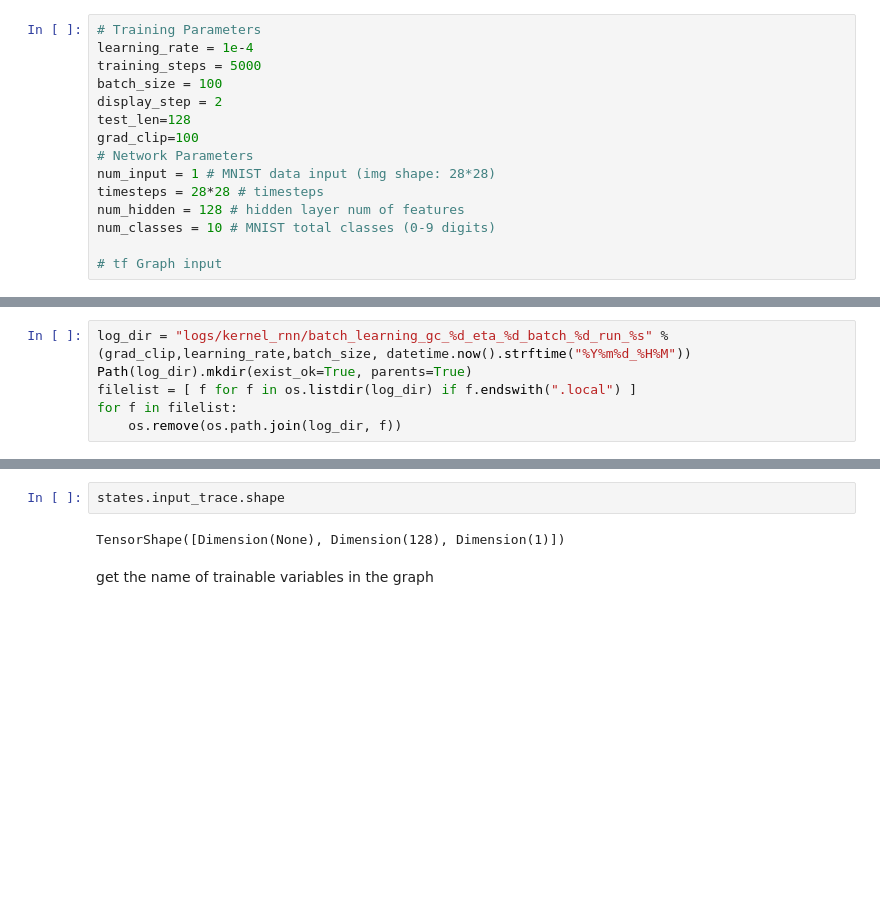
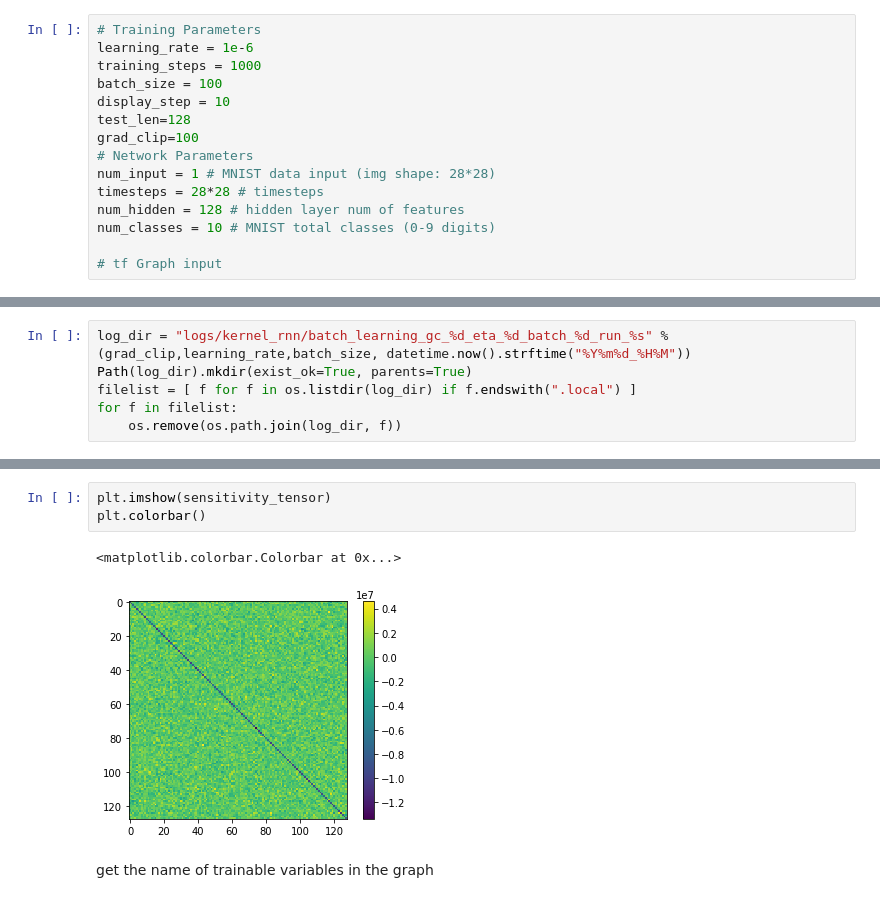
Before and after one commit to eghbalhosseini/KeRNL, a Jupyter notebook: IRNN_KeRNL_MNIST.ipynb, the cells around one changed output, grey strips where cells are left out. Saved outputs shown, nothing was run; the diff lists cells and outputs as text; blank space fills up the shorter version.

```diff
--- a/IRNN_KeRNL_MNIST.ipynb
+++ b/IRNN_KeRNL_MNIST.ipynb
@@ -68,10 +68,10 @@ Extracting MNIST_data/t10k-images-idx3-ubyte.gz
 Extracting MNIST_data/t10k-labels-idx1-ubyte.gz
 # %%
 # Training Parameters
-learning_rate = 1e-4
-training_steps = 5000
+learning_rate = 1e-6
+training_steps = 1000
 batch_size = 100
-display_step = 2
+display_step = 10
 test_len=128
 grad_clip=100
 # Network Parameters
@@ -257,6 +291,8 @@ Testing Accuracy: 0.1171875
-# %%
-states.input_trace.shape
-# %% [output]
-TensorShape([Dimension(None), Dimension(128), Dimension(1)])
+# %%
+plt.imshow(sensitivity_tensor)
+plt.colorbar()
+# %% [output]
+<matplotlib.colorbar.Colorbar at 0x...>
+[figure, added]
 # %% [markdown]
 get the name of trainable variables in the graph
```
Also changed, not shown: parts of 5 cells of this notebook.
